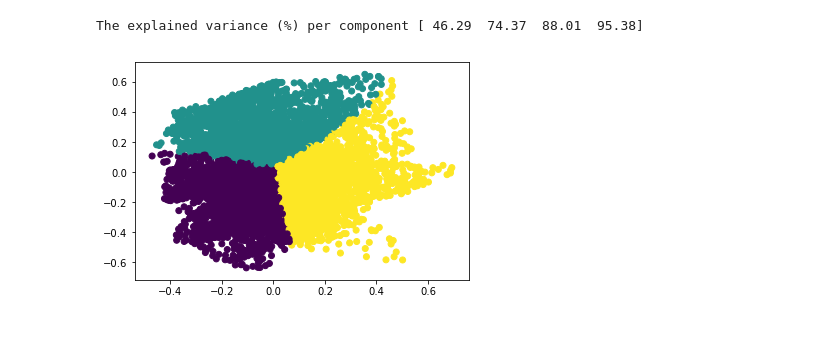
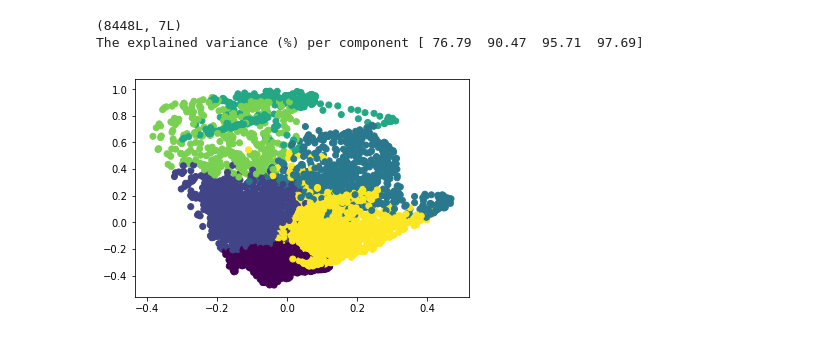
Before and after one commit to bradleyMwest/Renishaw-Reni-Awesome, a Jupyter notebook: Compare Voltage between High Energy PL regions and Low Energy PL regions.ipynb, the cells around one changed output. Drawn from its saved outputs; the diff is of its cells as text; code cells hidden in the pictures.

```diff
--- a/Compare Voltage between High Energy PL regions and Low Energy PL regions.ipynb
+++ b/Compare Voltage between High Energy PL regions and Low Energy PL regions.ipynb
@@ -275,0 +348,8 @@ plt.show()
+# %%
+x = 1240/peak_center_matrix.compressed()#[::10]
+y = masked_maps[-2].compressed()#[::10]
+fit = np.polyfit(x,y,1)
+fit_fn = np.poly1d(fit)
+plt.scatter(x,y)
+plt.plot(x,fit_fn(x),'--k')
+plt.show()
@@ -289,6 +371,9 @@ if file_path_to_renishaw_data == 'AIST_slg_naf.mat':
 elif file_path_to_renishaw_data == 'AIST_slg.mat':
     s = 0.3 #sensitivity of the spline to noisy data (smaller number means it is more sensitive to changes in data )
     eps = 0.03 # threshehold for the derivative of the spline to count as an inflection point
+elif file_path_to_renishaw_data == 'AIST_saph.mat':
+    s = 0.05 #sensitivity of the spline to noisy data (smaller number means it is more sensitive to changes in data )
+    eps = 0.001 # threshehold for the derivative of the spline to count as an inflection point
 else:
     s = 1
     eps = 0.1
@@ -322,6 +407,11 @@ plt.plot([min(E_vals), max(E_vals)], [0,0],'-k',label='Zero')
 #fit a spline to the data
 X = np.linspace(min(E_vals),max(E_vals),10000)
 spl = UnivariateSpline(E_vals, slop, s=s)
+dspl = spl.derivative()
+ddspl = dspl.derivative()
+min_max= X[np.abs(dspl(X)) < eps]
+
+
 plt.plot(X, spl(X), 'r', lw=1,label='Spline')
 plt.plot(X, dspl(X),'b',lw=1,label='1st Derivative')
 ax = plt.gca()
@@ -332,9 +422,6 @@ ax.set_ylabel('dV/d(cts)')
 ax.set_title('Spectrally Resolved Voltage Dependence')
 ax.legend()
 
-dspl = spl.derivative()
-ddspl = dspl.derivative()
-min_max= X[np.abs(dspl(X)) < eps]
 
 # only select values that are more than 1 nm away from each other,
 #we determine this by taking the differential of the values close to zero
@@ -366,6 +453,6 @@ Inflection Points :  [ 1058.  1072.  1109.] nm
 # %%
-index_map_numerator = 0
-index_map_denominator = 1
+index_map_numerator = 1
+index_map_denominator = 2
 diff_map = I_data[index_map_numerator]/I_data[index_map_denominator]
 f,ax = plt.subplots(1,1,figsize=(5,4))
 pcm = ax.pcolor(x_distance_um,y_distance_um, diff_map, cmap= 'jet')
@@ -400,8 +487,8 @@ Compare Box plots from a differental map ... doesnt really work
 '''
 
 
-low_stamp = diff_map < 1.05
-high_stamp = diff_map > 0.95
+low_stamp = diff_map < 1.02
+high_stamp = diff_map > 0.98
 
 stamps = [[low_stamp],[high_stamp]]
 titles = ['voltage','PL peak center (nm)', 'current','integrated pl intensity']
@@ -480,37 +569,41 @@ for idx,energy in enumerate(switches):
 for d in other_data:
     idx+=1
     target = np.ma.array(d)
     target[trim_array==0] = np.ma.masked
     new_features[:,idx] = target.compressed()
 
 
-new_features = scale_spectra_0_1(new_features.T)
+#new_features = scale_spectra_0_1(new_features.T)
+new_features = normalize_spectra_to_1(new_features.T)
 new_features = new_features.T
 new_features = (new_features -np.mean(new_features, axis=0))
+
+print new_features.shape
 
 pca = PCA(n_components = 4)
 pca.fit(new_features)
 fpca = pca.fit_transform(new_features)
 print'The explained variance (%) per component',np.round((np.cumsum(pca.explained_variance_ratio_))*100 ,2)
 
 
 clf = KMeans(n_clusters=4, init='k-means++', n_init=10, max_iter=300,
                        tol=0.0001, precompute_distances='auto', verbose=0,
                        random_state=None, copy_x=True, n_jobs=1, algorithm='auto')
 
-clf = SpectralClustering(n_clusters=3, eigen_solver=None, random_state=None, n_init=10, gamma=1.0,
+clf = SpectralClustering(n_clusters=6, eigen_solver=None, random_state=None, n_init=10, gamma=1.0,
                                          affinity='rbf', n_neighbors=10, eigen_tol=0.0, assign_labels='kmeans',
                                          degree=3, coef0=1, kernel_params=None, n_jobs=1)
 
 clf.fit(fpca)
 labels = clf.labels_
 
 
 plt.scatter(fpca[:,1],fpca[:,0],c=labels.astype(np.float))
 plt.show()
 # %% [output]
-The explained variance (%) per component [ 46.29  74.37  88.01  95.38]
+(8448L, 7L)
+The explained variance (%) per component [ 76.79  90.47  95.71  97.69]
-[figure, old version]
+[figure, new version]
 # %%
 
 fig,axes = plt.subplots(1,3,figsize=(13,5))
```
Also changed, not shown: parts of 10 cells of this notebook.
